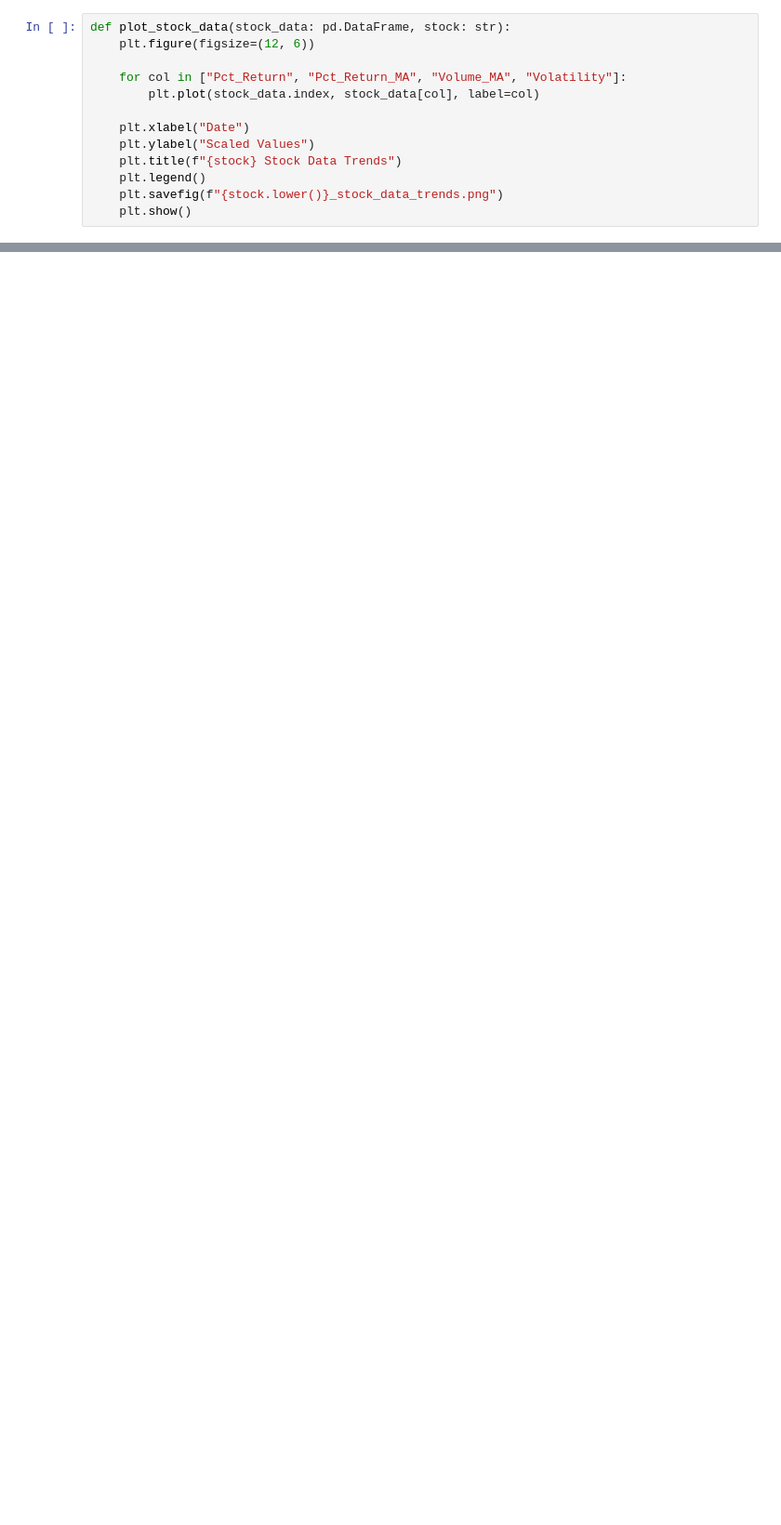
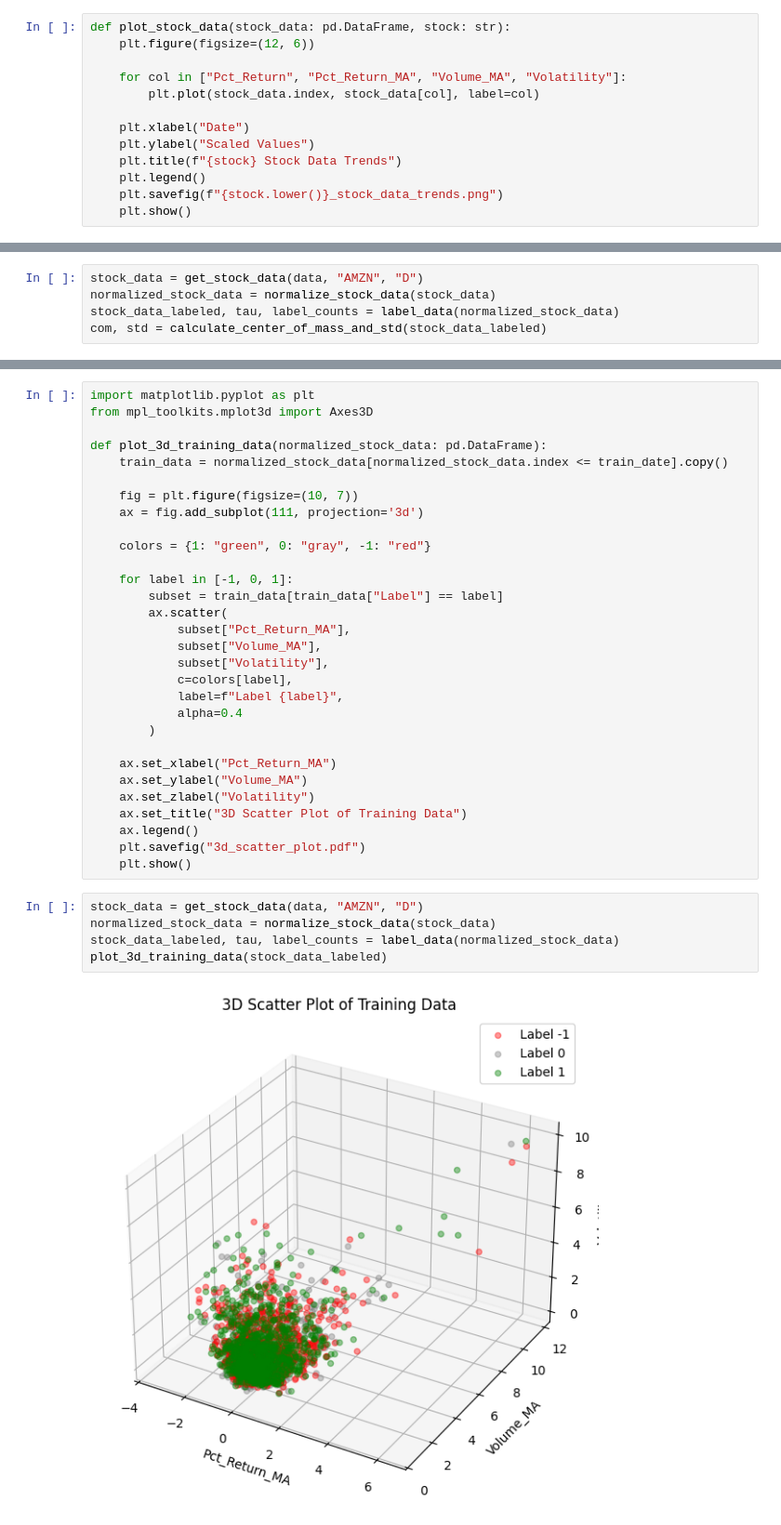
Before and after one commit to danieltuzes/Baruch_preMFE, a Jupyter notebook: ML homework/6/fitting.ipynb, the cells around one changed output, grey strips where cells are left out. Shown: that part at 93% size. Saved outputs shown, nothing was run; the diff lists cells and outputs as text; blank space fills up the shorter version.

```diff
--- a/ML homework/6/fitting.ipynb
+++ b/ML homework/6/fitting.ipynb
@@ -135,0 +172,5 @@ plot_labeled_histogram(stock_data_labeled, "AMZN", label_counts)
+# %%
+stock_data = get_stock_data(data, "AMZN", "D")
+normalized_stock_data = normalize_stock_data(stock_data)
+stock_data_labeled, tau, label_counts = label_data(normalized_stock_data)
+com, std = calculate_center_of_mass_and_std(stock_data_labeled)
@@ -135,0 +344,37 @@ plot_labeled_histogram(stock_data_labeled, "AMZN", label_counts)
+# %%
+import matplotlib.pyplot as plt
+from mpl_toolkits.mplot3d import Axes3D
+
+def plot_3d_training_data(normalized_stock_data: pd.DataFrame):
+    train_data = normalized_stock_data[normalized_stock_data.index <= train_date].copy()
+
+    fig = plt.figure(figsize=(10, 7))
+    ax = fig.add_subplot(111, projection='3d')
+
+    colors = {1: "green", 0: "gray", -1: "red"}
+
+    for label in [-1, 0, 1]:
+        subset = train_data[train_data["Label"] == label]
+        ax.scatter(
+            subset["Pct_Return_MA"],
+            subset["Volume_MA"],
+            subset["Volatility"],
+            c=colors[label],
+            label=f"Label {label}",
+            alpha=0.4
+        )
+
+    ax.set_xlabel("Pct_Return_MA")
+    ax.set_ylabel("Volume_MA")
+    ax.set_zlabel("Volatility")
+    ax.set_title("3D Scatter Plot of Training Data")
+    ax.legend()
+    plt.savefig("3d_scatter_plot.pdf")
+    plt.show()
+# %%
+stock_data = get_stock_data(data, "AMZN", "D")
+normalized_stock_data = normalize_stock_data(stock_data)
+stock_data_labeled, tau, label_counts = label_data(normalized_stock_data)
+plot_3d_training_data(stock_data_labeled)
+# %% [output]
+[figure, added]
```
Also changed, not shown: parts of 20 cells of this notebook, 6 other files.
